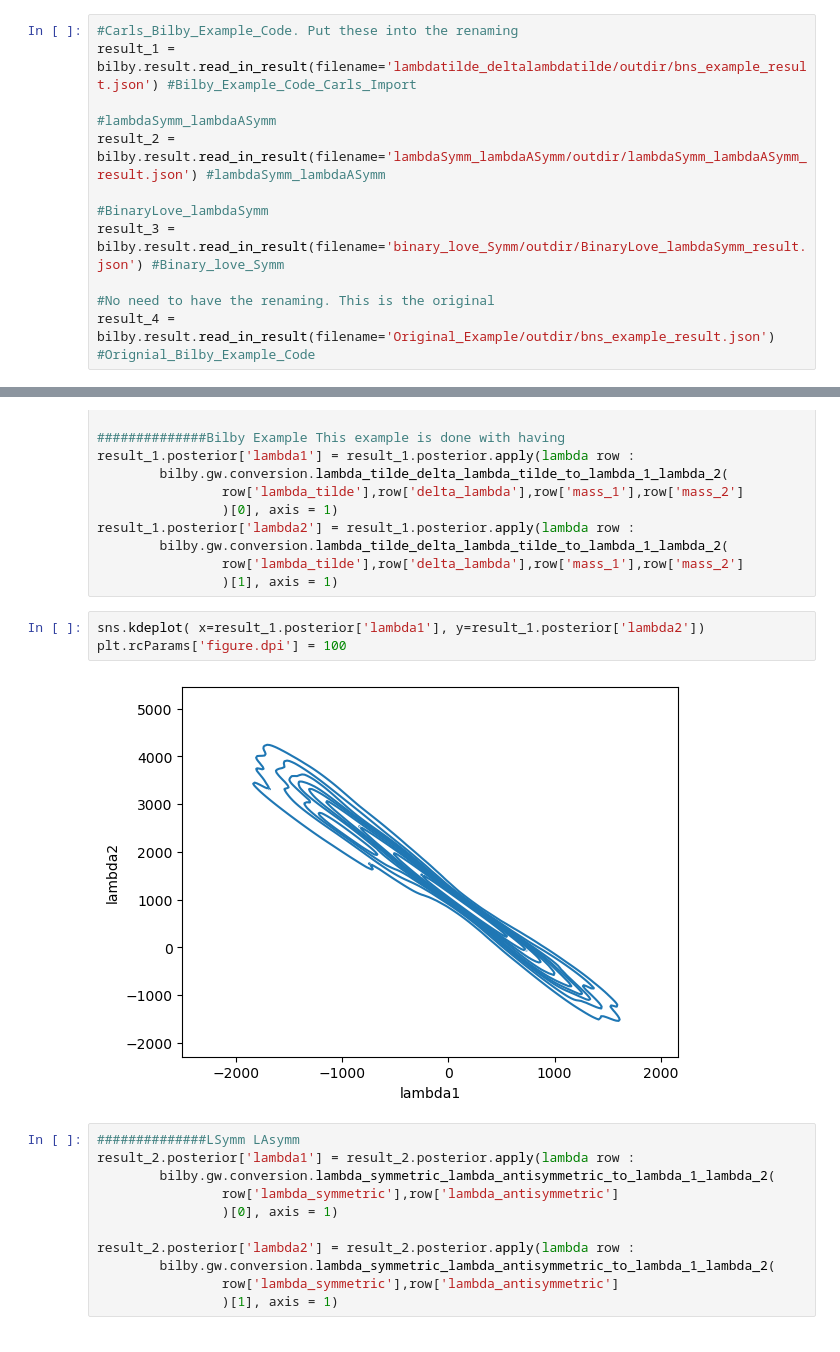
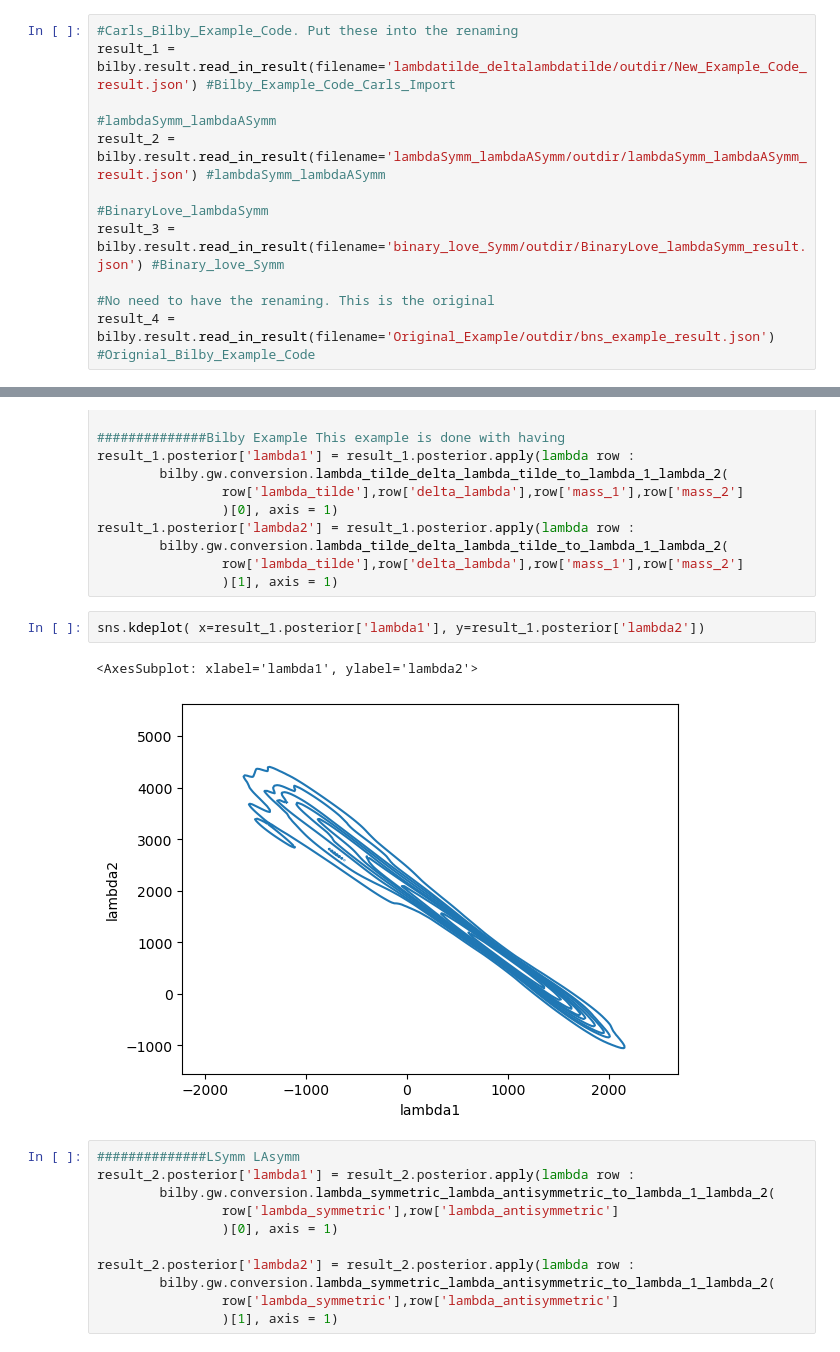
Before and after one commit to daniellmarc/Binary_Love, a Jupyter notebook: KDEplots.ipynb, the cells around one changed output, grey strips where cells are left out. Drawn from its saved outputs; the diff is of its cells as text.

```diff
--- a/KDEplots.ipynb
+++ b/KDEplots.ipynb
@@ -9,7 +10,7 @@ import matplotlib.pyplot as plt
 No version information file '.version' found
 # %%
 #Carls_Bilby_Example_Code. Put these into the renaming
-result_1 = bilby.result.read_in_result(filename='lambdatilde_deltalambdatilde/outdir/bns_example_result.json') #Bilby_Example_Code_Carls_Import
+result_1 = bilby.result.read_in_result(filename='lambdatilde_deltalambdatilde/outdir/New_Example_Code_result.json') #Bilby_Example_Code_Carls_Import
 
 #lambdaSymm_lambdaASymm
 result_2 = bilby.result.read_in_result(filename='lambdaSymm_lambdaASymm/outdir/lambdaSymm_lambdaASymm_result.json') #lambdaSymm_lambdaASymm
@@ -64,9 +62,9 @@ result_1.posterior['lambda2'] = result_1.posterior.apply(lambda row :
                 )[1], axis = 1)
 # %%
 sns.kdeplot( x=result_1.posterior['lambda1'], y=result_1.posterior['lambda2'])
-plt.rcParams['figure.dpi'] = 100
 # %% [output]
+<AxesSubplot: xlabel='lambda1', ylabel='lambda2'>
-[figure, old version]
+[figure, new version]
 # %%
 ##############LSymm LAsymm
 result_2.posterior['lambda1'] = result_2.posterior.apply(lambda row :
```
Also changed, not shown: parts of 15 cells of this notebook.
